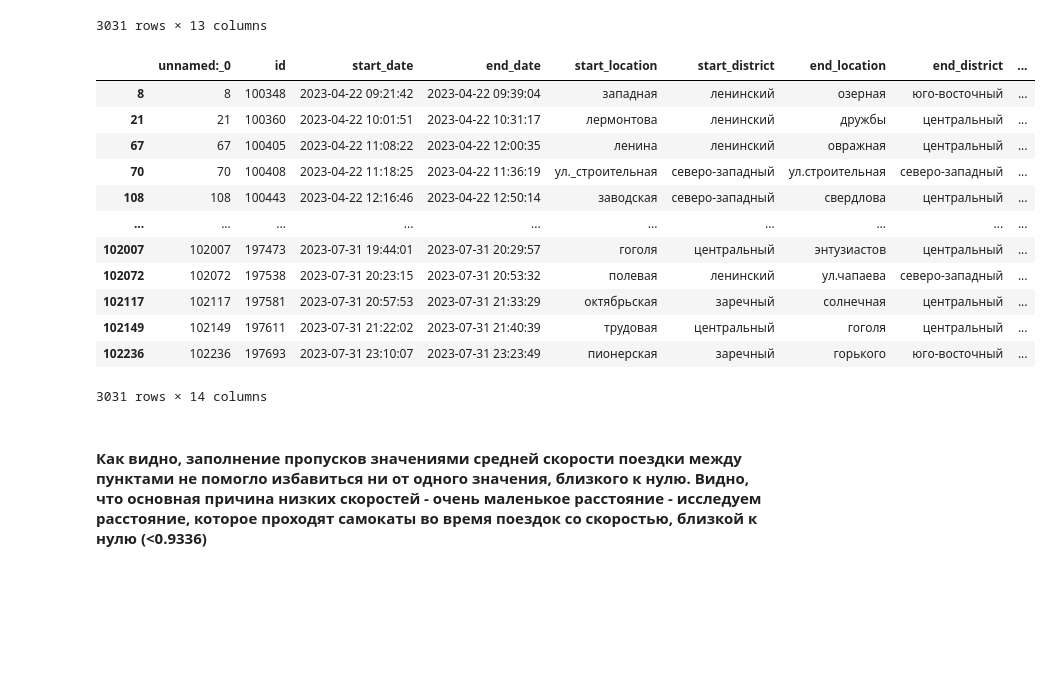
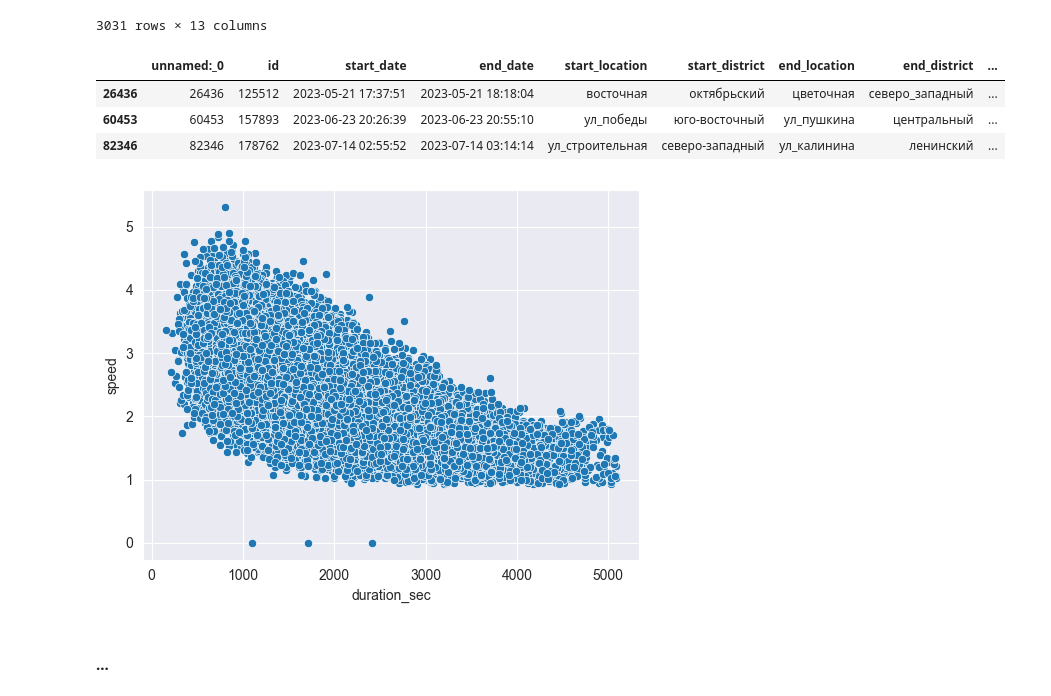
Before and after one commit to alexhronov/analiz_samokatov, a Jupyter notebook: sample.ipynb, the cells around one changed output. Cells and saved outputs as stored; diff of their text form; code cells hidden in the pictures; blank space fills up the shorter version.

Commit message:
0.0.5 почти полностью очищена от пропусков и выбросов таблица rides

```diff
--- a/sample.ipynb
+++ b/sample.ipynb
@@ -55,19 +29,17 @@ wt
 # Предобработка данных, очистка от выбросов и заполнение пропусков
 #### Для начала на табличке без пропусков найдём средние значения времени поездки, скорости, расстояния и т.п. для дальнейшего заполнения пропусков
 # %%
-rd1 = rd.dropna()
-rd1['start_date'] = pd.to_datetime(rd1['start_date'])
-rd1['end_date'] = pd.to_datetime(rd1['end_date'])
-
-rd1.loc[:, 'duration_sec'] = (rd1.loc[:, 'end_date'] - rd1.loc[:, 'start_date']).dt.total_seconds().astype(int)
+rd['duration_sec'] = (rd['end_date'] - rd['start_date']).dt.total_seconds()
 # %%
-rd1.loc[:, 'speed'] = (rd1.loc[:, 'distance'] / rd1.loc[:, 'duration_sec']).astype(float)
-rd1.loc[:, 'speed'] = rd1['speed'].where(rd1['speed'] <= 1000, pd.NA).dropna()  # находим скорость и ограничиваем экстремальные выбросы
+rd['speed'] = (rd.loc[:, 'distance'] / rd.loc[:, 'duration_sec']).astype(float)
+rd['speed'] = rd['speed'].where(rd['speed'] <= 1000, pd.NA).dropna()  # находим скорость и ограничиваем экстремальные выбросы
 
 fig, axes = plt.subplots(2, 1, figsize=(12, 6))
-sns.violinplot(rd1.speed, orient='h', ax=axes[0])
-sns.boxplot(rd1.speed, orient='h', ax=axes[1])
+sns.violinplot(rd.speed, orient='h', ax=axes[0])
+sns.boxplot(rd.speed, orient='h', ax=axes[1])
 plt.xlabel('speed - Средняя скорость поездки')
-print(rd1.speed.quantile(0.25) - 1.5 * (rd1.speed.quantile(0.75) - rd1.speed.quantile(0.25)))
+print(rd.speed.quantile(0.25) - 1.5 * (rd.speed.quantile(0.75) - rd.speed.quantile(0.25)))
+print(min(rd.speed), max(rd.speed))
+rd
 # %% [output]
 0.9336041157875818
@@ -74,11 +60,11 @@ print(rd1.speed.quantile(0.25) - 1.5 * (rd1.speed.quantile(0.75) - rd1.speed.qua
 [figure]
 # %%
 fig, axes = plt.subplots(3, 1, figsize=(12, 6))
-rd1.loc[:, 'speed_var'] = rd1.speed.apply(lambda x: 'low' if x <= 0.9336 else 'normal')
-sns.kdeplot(data=rd1, x='duration_sec', hue='speed_var', ax=axes[0])
-sns.kdeplot(data=rd1, x='distance', hue='speed_var', ax=axes[1])
-sns.kdeplot(data=rd1[rd1['speed'] >= 1], x='distance', ax=axes[2])
-max(rd1.speed)
+rd.loc[:, 'speed_var'] = rd.speed.apply(lambda x: 'low' if x <= 0.9336 else 'normal')
+sns.kdeplot(data=rd, x='duration_sec', hue='speed_var', ax=axes[0])
+sns.kdeplot(data=rd, x='distance', hue='speed_var', ax=axes[1])
+sns.kdeplot(data=rd[rd['speed'] >= 1], x='distance', ax=axes[2])
+max(rd.speed)
 # %% [output]
 5.311881188118812
 [figure]
@@ -111,24 +97,22 @@ rd1[rd1['speed_var'] == 'low']
 | 102236 | 102236 | 197693 | 2023-07-31 23:10:07 | 2023-07-31 23:23:49 | пионерская | заречный | горького | юго-восточный | ... |
 3031 rows × 13 columns
 # %%
-rd1.loc[:, 'go'] = rd1.loc[:, 'end_location'] + rd1.loc[:, 'end_district'] + rd1.loc[:, 'end_location'] + rd1.loc[:, 'end_district']
-mask = rd1['speed'] < 0.9336
-rd1.loc[mask, 'speed'] = rd1.loc[mask].groupby('go')['speed'].transform('mean')
-rd1.loc[:, 'speed_var'] = rd1.speed.apply(lambda x: 'low' if x <= 0.9336 else 'normal')
-rd1[rd1['speed_var'] == 'low']
+rd['go'] = rd.loc[:, 'end_location'] + rd.loc[:, 'end_district'] + rd.loc[:, 'end_location'] + rd.loc[:, 'end_district']
+rd['time_quantile'] = pd.qcut(rd['duration_sec'], q=10, labels=range(1, 11))
+mask = rd['speed'] < 0.9336
+
+rd.loc[mask, 'speed'] = rd.groupby(['go', 'time_quantile'])['speed'].transform('mean')
+
+rd['speed'] = rd['speed'].fillna(rd.groupby(['go', 'time_quantile'])['speed'].transform('mean'))
+
+rd.loc[:, 'speed_var'] = rd.speed.apply(lambda x: 'low' if x <= 0.9336 else 'normal')
+sns.scatterplot(data=rd, x='duration_sec', y='speed')
+rd[rd['speed_var'] == 'low']
 # %% [output]
 |  | unnamed:_0 | id | start_date | end_date | start_location | start_district | end_location | end_district | ... |
-| 8 | 8 | 100348 | 2023-04-22 09:21:42 | 2023-04-22 09:39:04 | западная | ленинский | озерная | юго-восточный | ... |
-| 21 | 21 | 100360 | 2023-04-22 10:01:51 | 2023-04-22 10:31:17 | лермонтова | ленинский | дружбы | центральный | ... |
-| 67 | 67 | 100405 | 2023-04-22 11:08:22 | 2023-04-22 12:00:35 | ленина | ленинский | овражная | центральный | ... |
-| 70 | 70 | 100408 | 2023-04-22 11:18:25 | 2023-04-22 11:36:19 | ул._строительная | северо-западный | ул.строительная | северо-западный | ... |
-| 108 | 108 | 100443 | 2023-04-22 12:16:46 | 2023-04-22 12:50:14 | заводская | северо-западный | свердлова | центральный | ... |
-| ... | ... | ... | ... | ... | ... | ... | ... | ... | ... |
-| 102007 | 102007 | 197473 | 2023-07-31 19:44:01 | 2023-07-31 20:29:57 | гоголя | центральный | энтузиастов | центральный | ... |
-| 102072 | 102072 | 197538 | 2023-07-31 20:23:15 | 2023-07-31 20:53:32 | полевая | ленинский | ул.чапаева | северо-западный | ... |
-| 102117 | 102117 | 197581 | 2023-07-31 20:57:53 | 2023-07-31 21:33:29 | октябрьская | заречный | солнечная | центральный | ... |
-| 102149 | 102149 | 197611 | 2023-07-31 21:22:02 | 2023-07-31 21:40:39 | трудовая | центральный | гоголя | центральный | ... |
-| 102236 | 102236 | 197693 | 2023-07-31 23:10:07 | 2023-07-31 23:23:49 | пионерская | заречный | горького | юго-восточный | ... |
+| 26436 | 26436 | 125512 | 2023-05-21 17:37:51 | 2023-05-21 18:18:04 | восточная | октябрьский | цветочная | северо_западный | ... |
+| 60453 | 60453 | 157893 | 2023-06-23 20:26:39 | 2023-06-23 20:55:10 | ул_победы | юго-восточный | ул_пушкина | центральный | ... |
+| 82346 | 82346 | 178762 | 2023-07-14 02:55:52 | 2023-07-14 03:14:14 | ул_строительная | северо-западный | ул_калинина | ленинский | ... |
-3031 rows × 14 columns
+[figure, added]
 # %% [markdown]
-#### Как видно, заполнение пропусков значениями средней скорости поездки между пунктами не помогло избавиться ни от одного значения, близкого к нулю. Видно, что основная причина низких скоростей - очень маленькое расстояние - исследуем расстояние, которое проходят самокаты во время поездок со скоростью, близкой к нулю (<0.9336)
+#### ...
```
Also changed, not shown: parts of 15 cells of this notebook, 3 other files.
